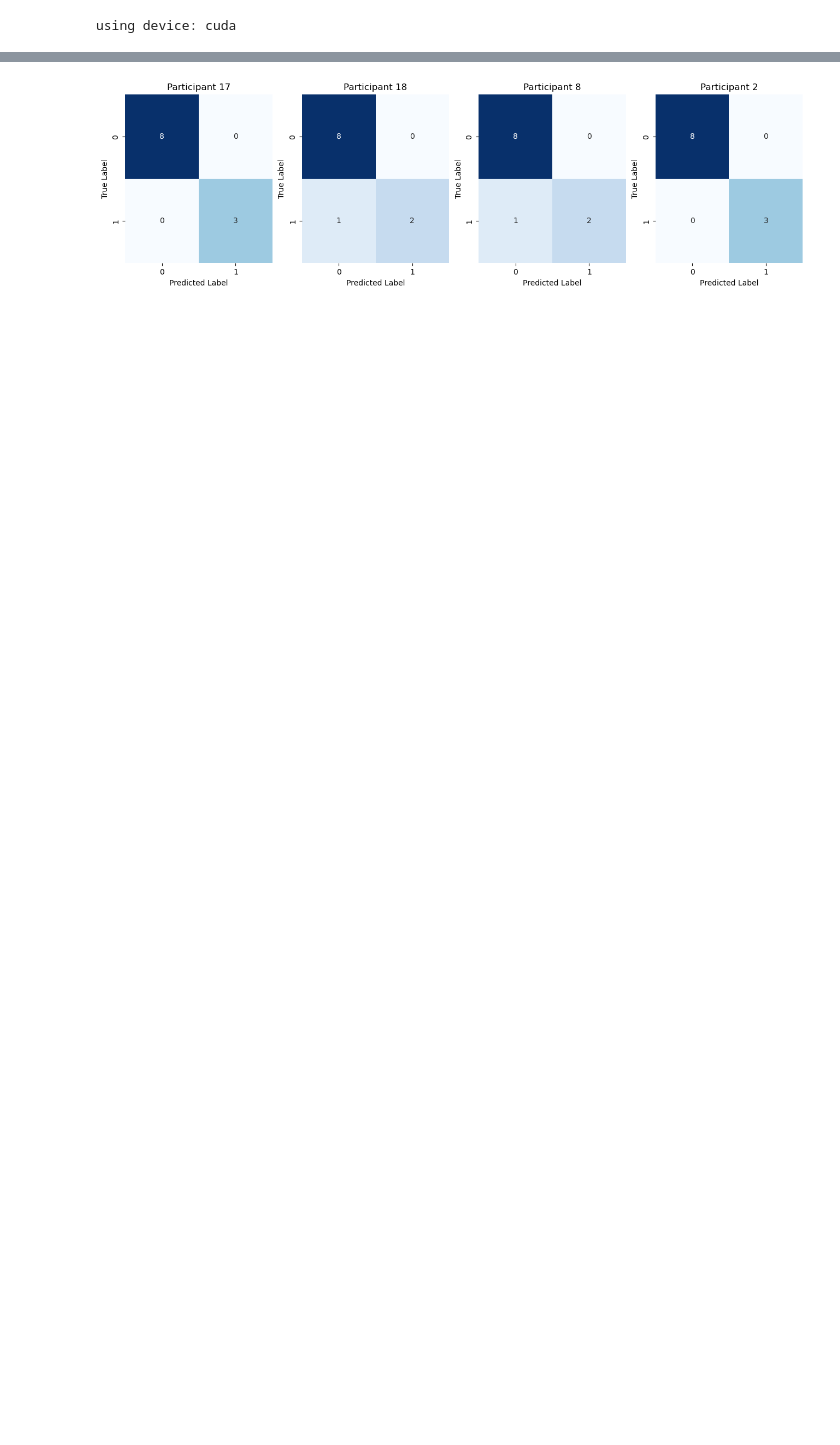
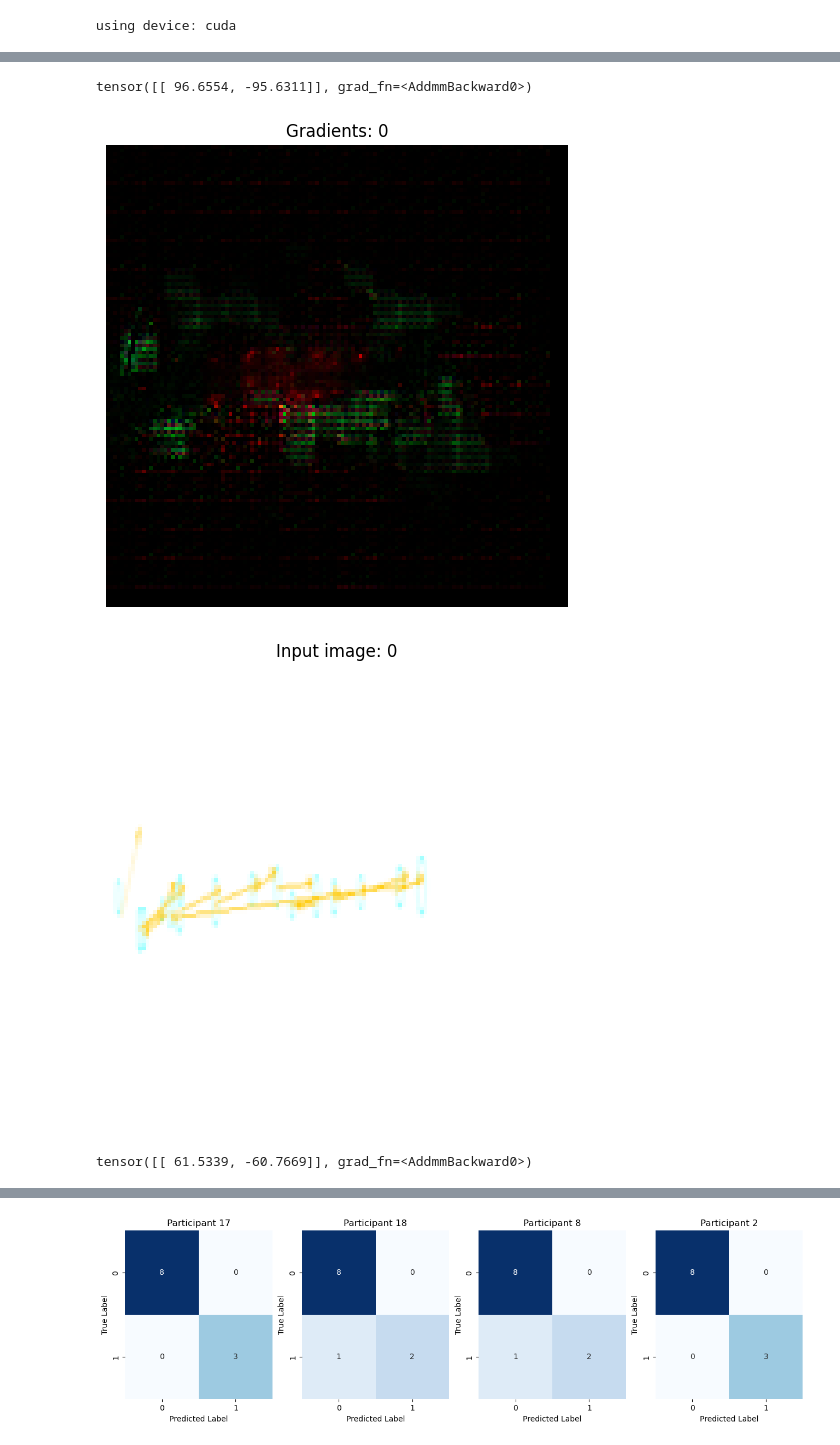
Before and after one commit to GAtemROU/Classifying-Heatmaps-with-CNN, a Jupyter notebook: experiments/training.ipynb, the cells around one changed output, grey strips where cells are left out. Cells and saved outputs as stored; diff of their text form; code cells hidden in the pictures; blank space fills up the shorter version.

Commit message:
models trained, minor bugs fixed

```diff
--- a/experiments/training.ipynb
+++ b/experiments/training.ipynb
@@ -24,8 +25,8 @@ out_size = 2
 project_path = "/home/gatemrou/uds/Eye_Tracking/"
 assert(os.path.exists(project_path))
 # %%
-data_type = 'heatmap'       # scanpath or heatmap
-scanpath_type = None        # a, b or c
+data_type = 'scanpath'       # scanpath or heatmap
+scanpath_type = 'b'       # a, b or c
 model_type = 'base'      # def_cnn
 
 device = torch.device("cuda" if torch.cuda.is_available() else "cpu")
@@ -52,10 +53,14 @@ learning_rate = 0.02
 # Define the loss function
 loss = nn.CrossEntropyLoss()
 
-logger = MyLogger(join(project_path, 'experiments/{}s_{}_{}'.format(data_type, model_type, in_size)))
+logger = MyLogger(join(project_path, 'experiments/{}s{}_{}_{}/'.format(data_type, scanpath_type, model_type, in_size)))
 
+cur_time = str(datetime.datetime.now())
 # Define trainer
-save_path = join(project_path, 'saved_models/{}s_{}'.format(data_type, model_type))
+if data_type == 'scanpath':
+    save_path = join(project_path, 'saved_models/{}s_{}_{}_{}/'.format(data_type, scanpath_type, model_type, cur_time))
+else:
+    save_path = join(project_path, 'saved_models/{}s_{}_{}/'.format(data_type, model_type, cur_time))
 
 trainer = Trainer(model, save_path, loss, logger=logger)
 # %% [output]
@@ -65,12 +70,14 @@ num_epochs = 5
 
 for i in range(outer_cv.k):
     print(f'outer fold: {i+1}')
+    trainer.reset()
     logger.log_new_fold(i, outer_cv.get_test_participants())
     if model_type == 'base':
         model = BasicModel(in_size, out_size)
     optimizer = optim.SGD(model.parameters(), lr=learning_rate)
     trainer.set_optimizer(optimizer)
     trainer.set_model(model)
+    trainer.set_save_path(join(save_path, f'fold_{i+1}'))
     inner_cv = MyKFoldCV(dataset, inner_kfolds, ignore=outer_cv.get_test_participants(), batch_size=batch_size)
     print('testing on: ', outer_cv.get_test_participants())
     print('training on: ', inner_cv.get_participants())
@@ -85,6 +92,7 @@ for i in range(outer_cv.k):
         for _ in range(num_epochs):
             trainer.run_epoch()
         inner_cv.next_split()
+    trainer.save_best_model()
     trainer.load_best_model()
     # testing
     test_loader = outer_cv.get_test_loader()
@@ -95,7 +103,6 @@ for i in range(outer_cv.k):
     acc = compute_accuracy(test_model, test_loader)
     f1 = compute_f1score(test_model, test_loader)
     cfs = compute_confusion_matrices(test_model, dataset, outer_cv.get_test_participants())
-    trainer.reset()
     logger.log_test_metrics(acc, f1, cfs)
     outer_cv.next_split()
 logger.log_f1_history()
@@ -119,0 +127,39 @@ validating on:  ['19', '2', '20', '21']
+# %%
+import matplotlib.pyplot as plt
+import numpy as np
+
+for imgs, labs in outer_cv.get_test_loader():
+    i = 1
+    lab = labs[i]
+    input_image = imgs[i].clone().detach().requires_grad_(True)
+    # Set the model to evaluation mode
+    trainer.model.eval()
+    trainer.model.cpu()
+
+    # Forward pass to get the output
+    output = trainer.model.forward(input_image.unsqueeze(0))  # Adding batch dimension
+    _, pred = torch.max(output, 1)
+    # Calculate gradients of the output with respect to the input image
+    output.squeeze()[pred].backward()
+    print(output)
+    # Get the gradients from the input image
+    gradients = input_image.grad.squeeze().numpy()
+    gradients[gradients<0] = 0
+    gradients = gradients / np.max(gradients)
+
+    # Plot the gradients
+    plt.figure(figsize=(8, 6))
+    plt.imshow(np.transpose(gradients, (1, 2, 0)) )
+    plt.title(f'Gradients: {pred.item()}')
+    plt.axis('off')
+    plt.show()
+    plt.figure(figsize=(8, 6))
+    plt.imshow(np.transpose(input_image.detach().cpu().numpy(), (1, 2, 0)) )
+    plt.title(f'Input image: {lab}')
+    plt.axis('off')
+    plt.show()
+# %% [output]
+tensor([[ 96.6554, -95.6311]], grad_fn=<AddmmBackward0>)
+[figure, added]
+[figure, added]
+tensor([[ 61.5339, -60.7669]], grad_fn=<AddmmBackward0>)
```
Also changed, not shown: parts of 11 cells of this notebook, 15 other files.
